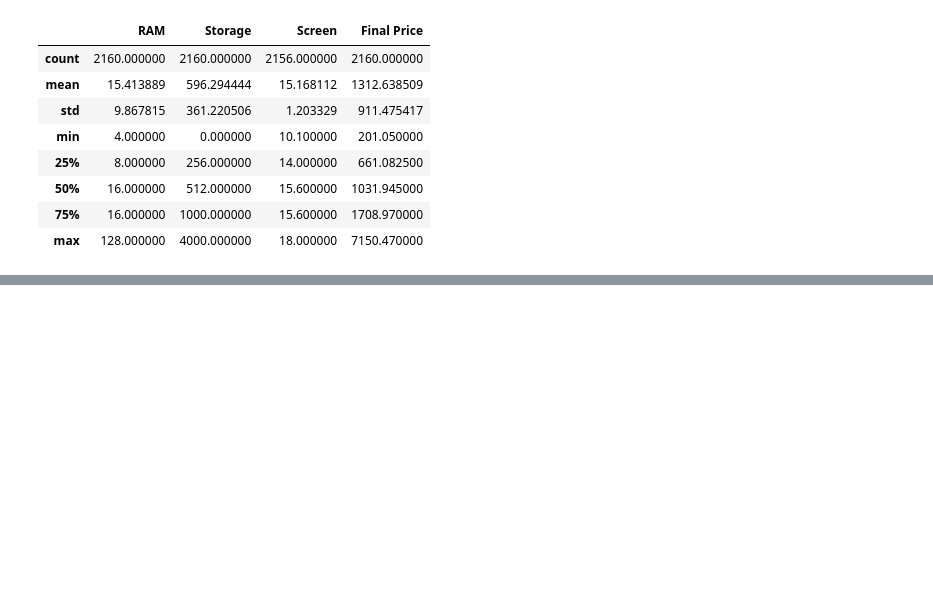
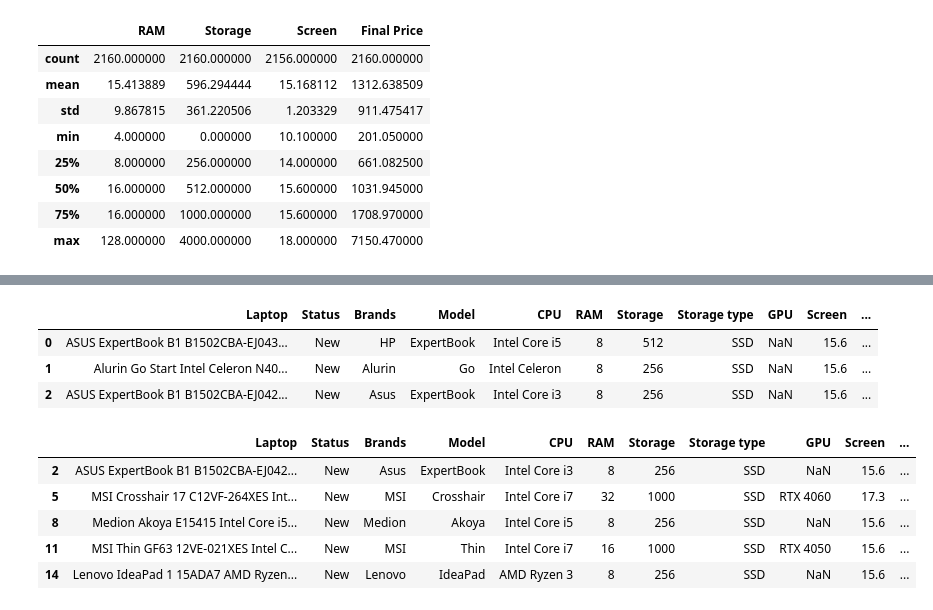
Before and after one commit to Owaisk23/2403F1, a Jupyter notebook: AI/Pandas/Pandasfundamental2405F1.ipynb, the cells around one changed output, grey strips where cells are left out. Drawn from its saved outputs; the diff is of its cells as text; code cells hidden in the pictures; blank space fills up the shorter version.

```diff
--- a/AI/Pandas/Pandasfundamental2405F1.ipynb
+++ b/AI/Pandas/Pandasfundamental2405F1.ipynb
@@ -181,0 +238,2 @@ df.describe()
+# %%
+df.rename(columns={'Brand': 'Brands'}, inplace=True)
@@ -181,0 +257,16 @@ df.describe()
+# %%
+df[0:3]
+# %% [output]
+|  | Laptop | Status | Brands | Model | CPU | RAM | Storage | Storage type | GPU | Screen | ... |
+| 0 | ASUS ExpertBook B1 B1502CBA-EJ043... | New | HP | ExpertBook | Intel Core i5 | 8 | 512 | SSD | NaN | 15.6 | ... |
+| 1 | Alurin Go Start Intel Celeron N40... | New | Alurin | Go | Intel Celeron | 8 | 256 | SSD | NaN | 15.6 | ... |
+| 2 | ASUS ExpertBook B1 B1502CBA-EJ042... | New | Asus | ExpertBook | Intel Core i3 | 8 | 256 | SSD | NaN | 15.6 | ... |
+# %%
+df[2:15:3]
+# %% [output]
+|  | Laptop | Status | Brands | Model | CPU | RAM | Storage | Storage type | GPU | Screen | ... |
+| 2 | ASUS ExpertBook B1 B1502CBA-EJ042... | New | Asus | ExpertBook | Intel Core i3 | 8 | 256 | SSD | NaN | 15.6 | ... |
+| 5 | MSI Crosshair 17 C12VF-264XES Int... | New | MSI | Crosshair | Intel Core i7 | 32 | 1000 | SSD | RTX 4060 | 17.3 | ... |
+| 8 | Medion Akoya E15415 Intel Core i5... | New | Medion | Akoya | Intel Core i5 | 8 | 256 | SSD | NaN | 15.6 | ... |
+| 11 | MSI Thin GF63 12VE-021XES Intel C... | New | MSI | Thin | Intel Core i7 | 16 | 1000 | SSD | RTX 4050 | 15.6 | ... |
+| 14 | Lenovo IdeaPad 1 15ADA7 AMD Ryzen... | New | Lenovo | IdeaPad | AMD Ryzen 3 | 8 | 256 | SSD | NaN | 15.6 | ... |
```
Also changed, not shown: parts of 7 cells of this notebook.
